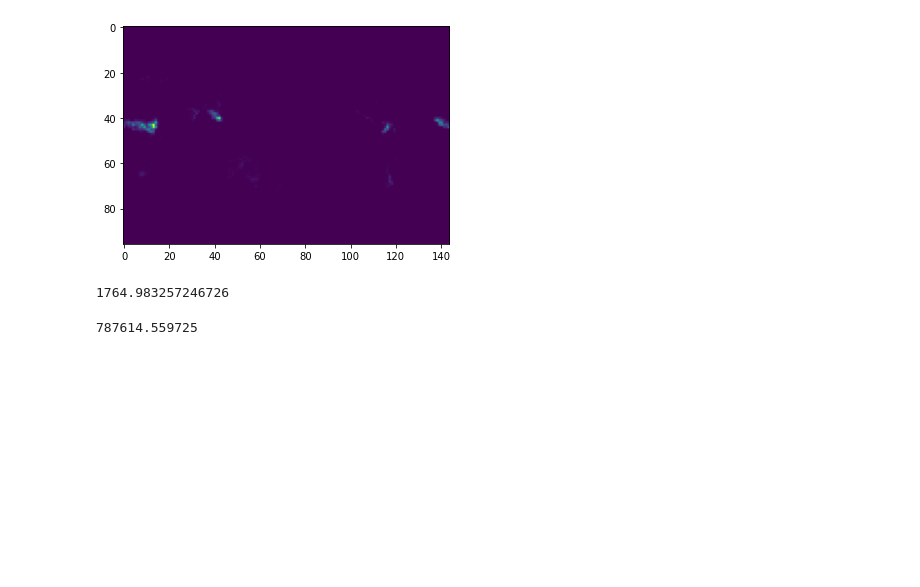
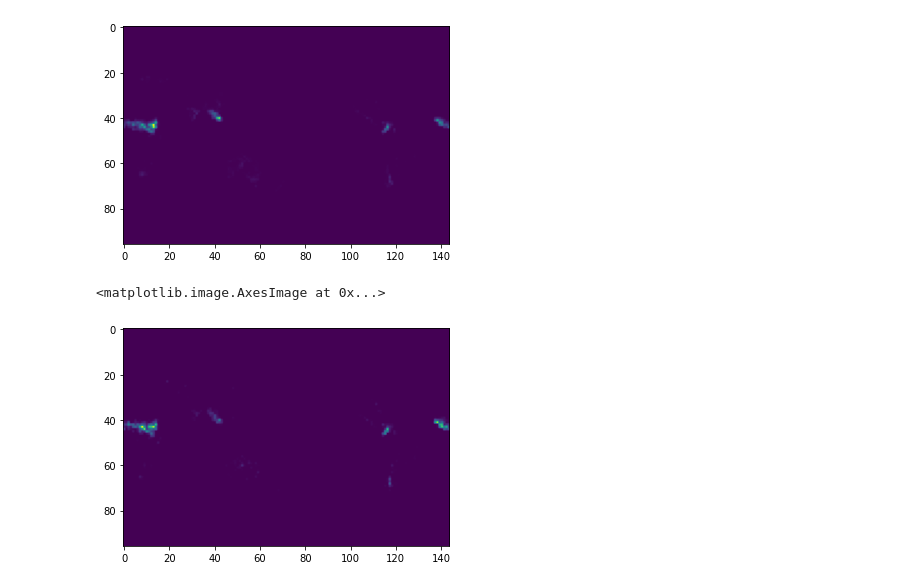
Before and after one commit to charliehuang09/SVAI, a Jupyter notebook: plot.ipynb, the cells around one changed output. Saved outputs shown, nothing was run; the diff lists cells and outputs as text; code cells hidden in the pictures; blank space fills up the shorter version.

```diff
--- a/plot.ipynb
+++ b/plot.ipynb
@@ -13,6 +13,7 @@ temperature = pd.read_pickle('cleanedData/temperature.pkl')
 humidity = pd.read_pickle('cleanedData/humidity.pkl')
 wind = pd.read_pickle('cleanedData/wind.pkl')
 fireCCIL1982_2018 = pd.read_pickle('cleanedData/fireCCIL1982-2018.pkl')
+mcd64 = pd.read_pickle('cleanedData/MCD64.pkl')
 # %%
 print(lightning.size)
 print(population.size)
@@ -196,8 +195,5 @@ a = np.array(a)
-# %%
-a.mean()
-# %% [output]
-1764.983257246726
-# %%
-a.max()
-# %% [output]
-787614.559725
+# %%
+plt.imshow(mcd64.iloc[0])
+# %% [output]
+<matplotlib.image.AxesImage at 0x...>
+[figure, added]
```
Also changed, not shown: parts of 3 cells of this notebook, 1 other file.
